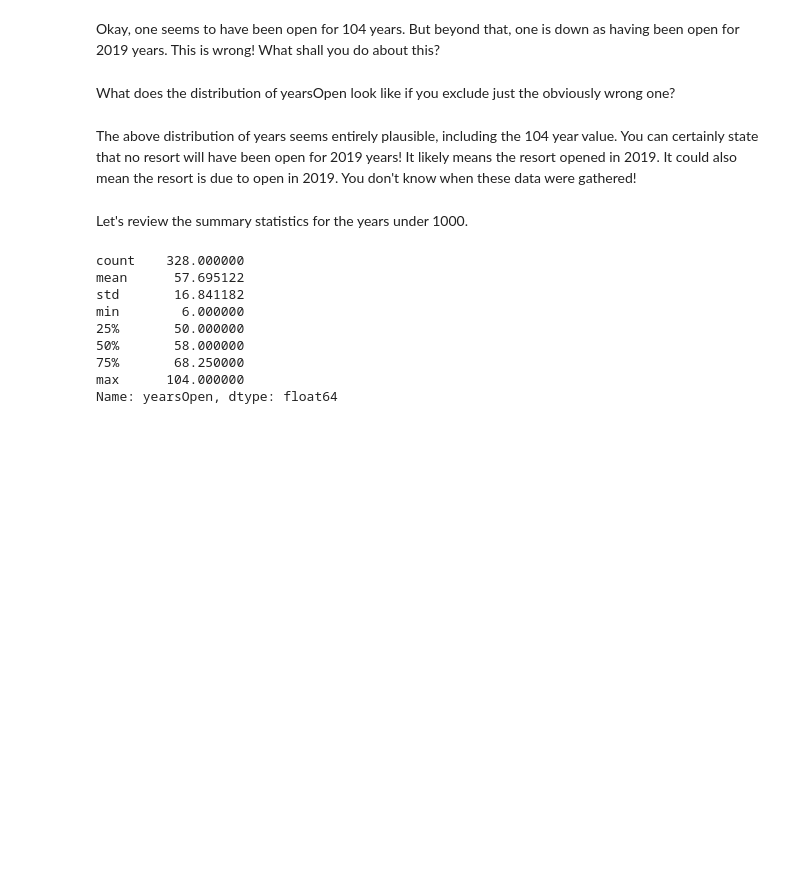
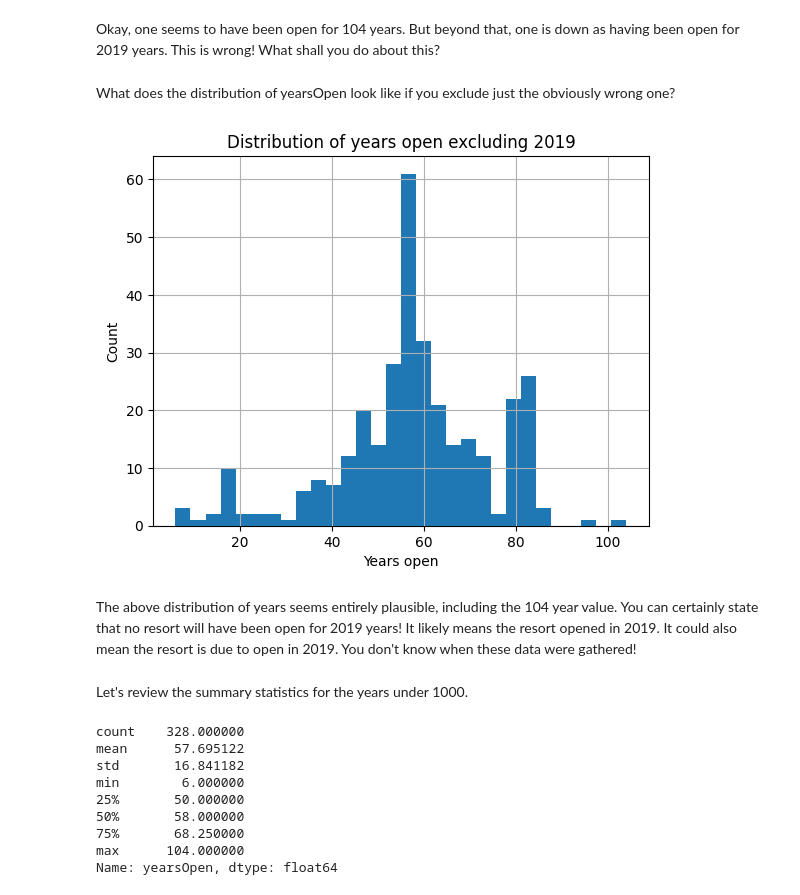
Before and after one commit to madmaxtoastflytiger/DataScienceGuidedCapstone, a Jupyter notebook: Notebooks/02_data_wrangling.ipynb, the cells around one changed output. Cells and saved outputs as stored; diff of their text form; code cells hidden in the pictures; blank space fills up the shorter version.

```diff
--- a/Notebooks/02_data_wrangling.ipynb
+++ b/Notebooks/02_data_wrangling.ipynb
@@ -597,4 +671,4 @@ Drop the fastEight column in its entirety; half the values are missing and all b
 # %%
 #Code task 24#
 #Drop the 'fastEight' column from ski_data. Use inplace=True
-ski_data.drop(columns=___, inplace=___)
+ski_data.drop(columns='fastEight', inplace=True)
@@ -611,11 +695,13 @@ What does the distribution of yearsOpen look like if you exclude just the obviou
 # %%
 #Code task 26#
 #Call the hist method on 'yearsOpen' after filtering for values under 1000
 #Pass the argument bins=30 to hist(), but feel free to explore other values
-ski_data.___[ski_data.___ < ___].hist(___)
+ski_data[ski_data['yearsOpen'] < 1000]['yearsOpen'].hist(bins=30)
 plt.xlabel('Years open')
 plt.ylabel('Count')
 plt.title('Distribution of years open excluding 2019');
+# %% [output]
+[figure, added]
 # %% [markdown]
 The above distribution of years seems entirely plausible, including the 104 year value. You can certainly state that no resort will have been open for 2019 years! It likely means the resort opened in 2019. It could also mean the resort is due to open in 2019. You don't know when these data were gathered!
 # %% [markdown]
```
Also changed, not shown: parts of 33 cells of this notebook.
